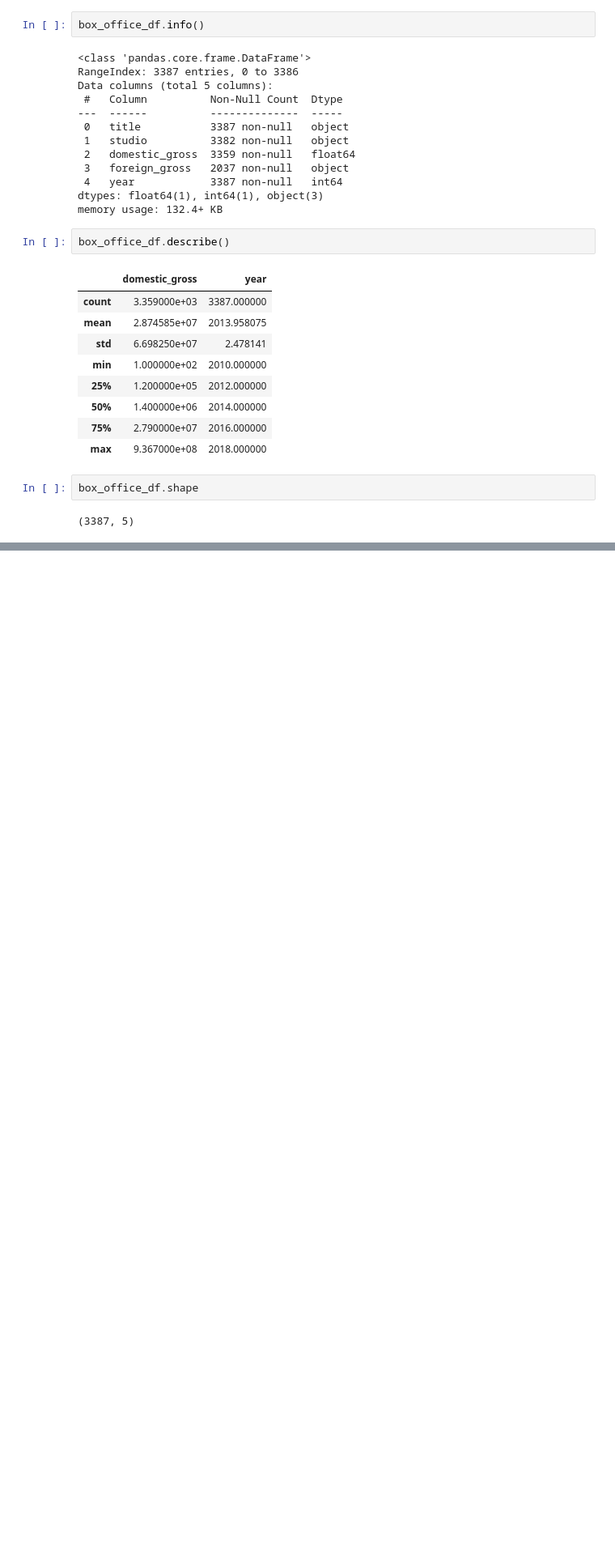
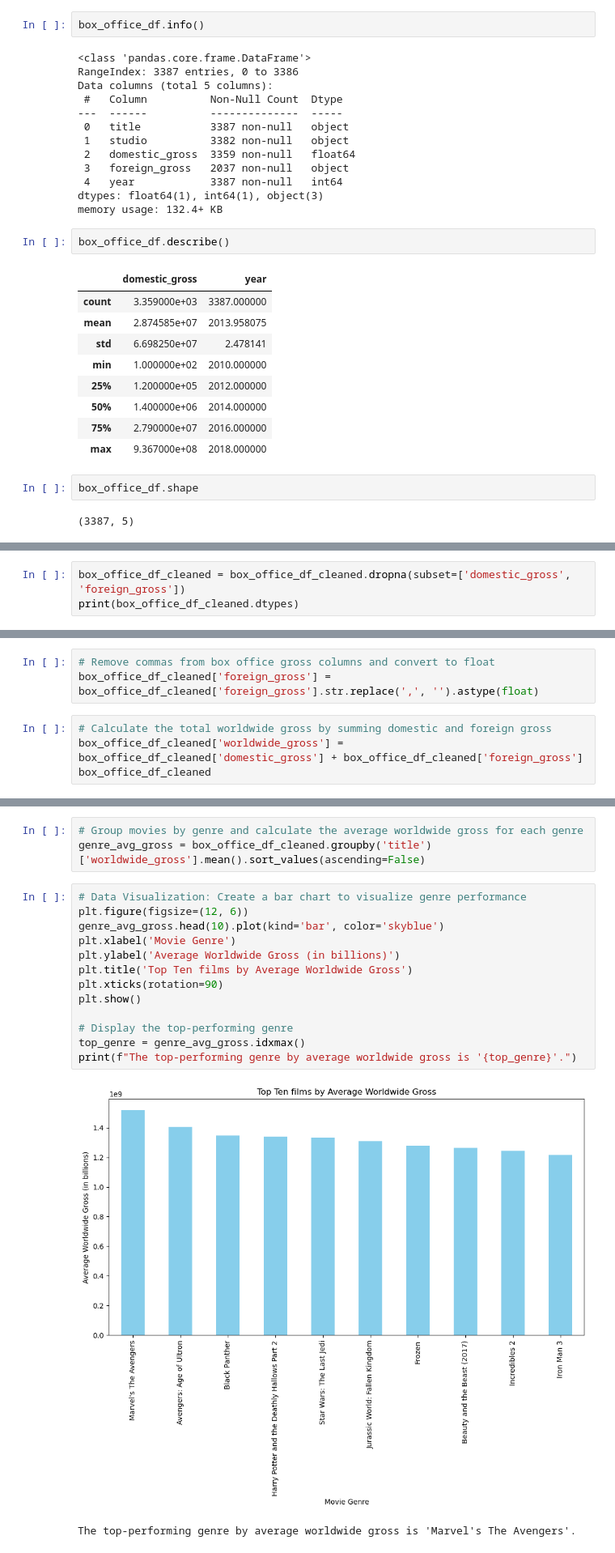
Before and after one commit to kosgei-cr/phase1_project, a Jupyter notebook: student.ipynb, the cells around one changed output, grey strips where cells are left out. Shown at 81% size. Saved outputs shown, nothing was run; the diff lists cells and outputs as text; blank space fills up the shorter version.

```diff
--- a/student.ipynb
+++ b/student.ipynb
@@ -243,0 +479,3 @@ KeyError: 'movie_title'
+# %%
+box_office_df_cleaned = box_office_df_cleaned.dropna(subset=['domestic_gross', 'foreign_gross'])
+print(box_office_df_cleaned.dtypes)
@@ -243,0 +489,7 @@ KeyError: 'movie_title'
+# %%
+# Remove commas from box office gross columns and convert to float
+box_office_df_cleaned['foreign_gross'] = box_office_df_cleaned['foreign_gross'].str.replace(',', '').astype(float)
+# %%
+# Calculate the total worldwide gross by summing domestic and foreign gross
+box_office_df_cleaned['worldwide_gross'] = box_office_df_cleaned['domestic_gross'] + box_office_df_cleaned['foreign_gross']
+box_office_df_cleaned
@@ -243,0 +510,19 @@ KeyError: 'movie_title'
+# %%
+# Group movies by genre and calculate the average worldwide gross for each genre
+genre_avg_gross = box_office_df_cleaned.groupby('title')['worldwide_gross'].mean().sort_values(ascending=False)
+# %%
+# Data Visualization: Create a bar chart to visualize genre performance
+plt.figure(figsize=(12, 6))
+genre_avg_gross.head(10).plot(kind='bar', color='skyblue')
+plt.xlabel('Movie Genre')
+plt.ylabel('Average Worldwide Gross (in billions)')
+plt.title('Top Ten films by Average Worldwide Gross')
+plt.xticks(rotation=90)
+plt.show()
+
+# Display the top-performing genre
+top_genre = genre_avg_gross.idxmax()
+print(f"The top-performing genre by average worldwide gross is '{top_genre}'.")
+# %% [output]
+[figure, added]
+The top-performing genre by average worldwide gross is 'Marvel's The Avengers'.
```
Also changed, not shown: parts of 55 cells of this notebook, 2 other files.
